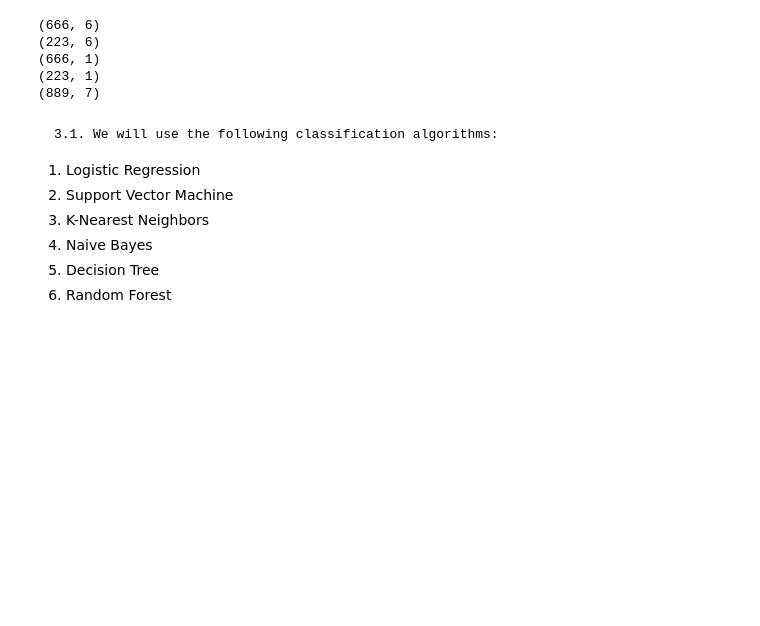
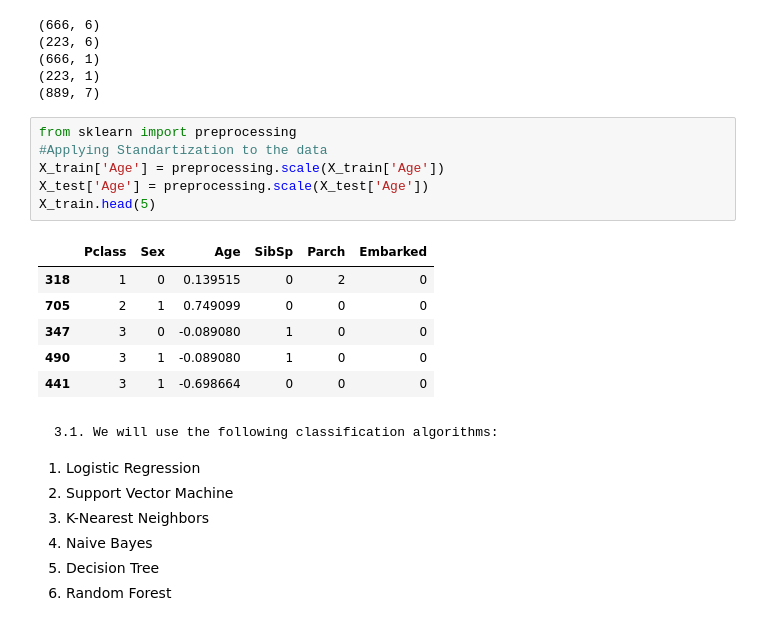
Before and after one commit to PatrickVieira1/Titanic-Kaggle, a Jupyter notebook: titanic.ipynb, the cells around one changed output. Cells and saved outputs as stored; diff of their text form; blank space fills up the shorter version.

```diff
--- a/titanic.ipynb
+++ b/titanic.ipynb
@@ -196,6 +204,19 @@ print(correlationdf.shape)
 (666, 1)
 (223, 1)
 (889, 7)
+# %%
+from sklearn import preprocessing
+#Applying Standartization to the data
+X_train['Age'] = preprocessing.scale(X_train['Age'])
+X_test['Age'] = preprocessing.scale(X_test['Age'])
+X_train.head(5)
+# %% [output]
+|  | Pclass | Sex | Age | SibSp | Parch | Embarked |
+| 318 | 1 | 0 | 0.139515 | 0 | 2 | 0 |
+| 705 | 2 | 1 | 0.749099 | 0 | 0 | 0 |
+| 347 | 3 | 0 | -0.089080 | 1 | 0 | 0 |
+| 490 | 3 | 1 | -0.089080 | 1 | 0 | 0 |
+| 441 | 3 | 1 | -0.698664 | 0 | 0 | 0 |
 # %% [markdown]
     3.1. We will use the following classification algorithms:
 <ol>
```
Also changed, not shown: parts of 15 cells of this notebook.
